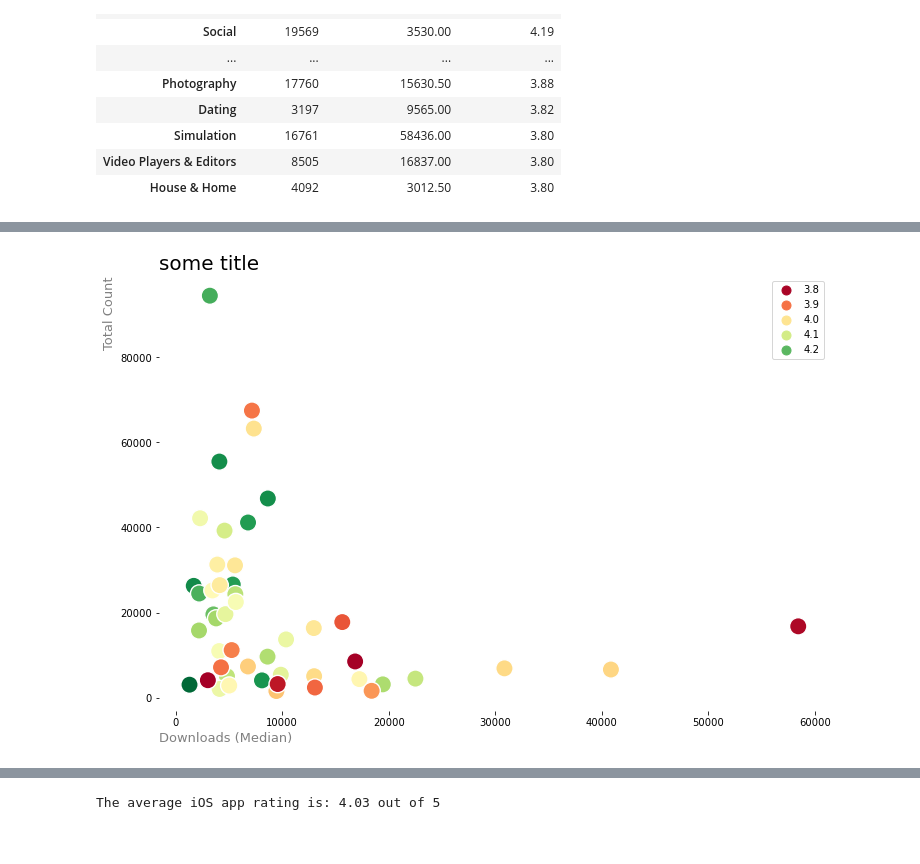
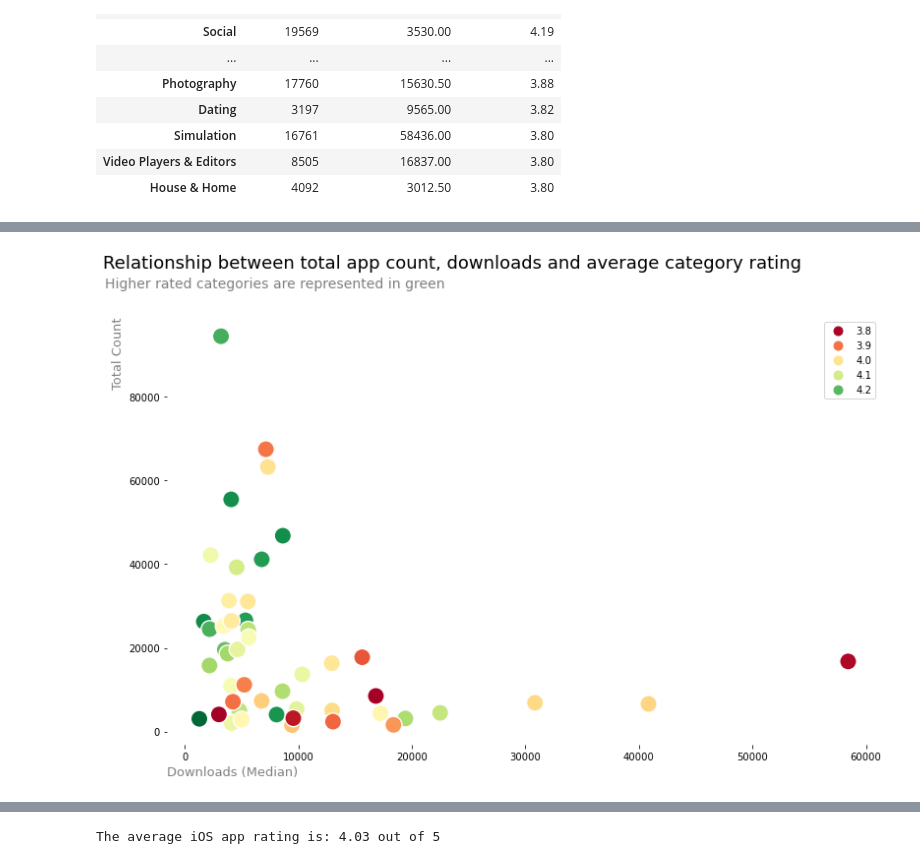
Before and after one commit to paul-trood/Portfolio-Mobile_app_recommendations, a Jupyter notebook: app_profile.ipynb, the cells around one changed output, grey strips where cells are left out. Saved outputs shown, nothing was run; the diff lists cells and outputs as text; code cells hidden in the pictures.

```diff
--- a/app_profile.ipynb
+++ b/app_profile.ipynb
@@ -383,12 +455,13 @@ The average Google app rating is: 4.09 out of 5
 # %%
-plt.figure(figsize=(12, 8))
+plt.figure(figsize=(13, 8))
 #sns.scatterplot(x = "Downloads (Median)", y = "Total_Count", data = category_pivot_table, size = "Average_Rating", sizes = (50, 500))
 sns.scatterplot(x = "Downloads (Median)", y = "Total_Count", data = category_pivot_table, hue = "Average_Rating", s = 300, palette = "RdYlGn")
 plt.legend(markerscale = 1.5)
-plt.title("some title", size = 20, loc = "left")
+plt.title("Relationship between total app count, downloads and average category rating", size = 18, x = 0.4, y = 1.1)
 plt.gca().spines[["right", "left", "top", "bottom"]].set_visible(False)
 plt.ylabel("Total Count", size = 13, loc = "top", color = "grey")
 plt.xlabel("Downloads (Median)", size = 13, loc = "left", color = "grey")
+plt.text(-7000, 106000, "Higher rated categories are represented in green", size = 14, color = "grey")
 plt.show()
 # %% [output]
-[figure, old version]
+[figure, new version]
```
Also changed, not shown: parts of 50 cells of this notebook.
